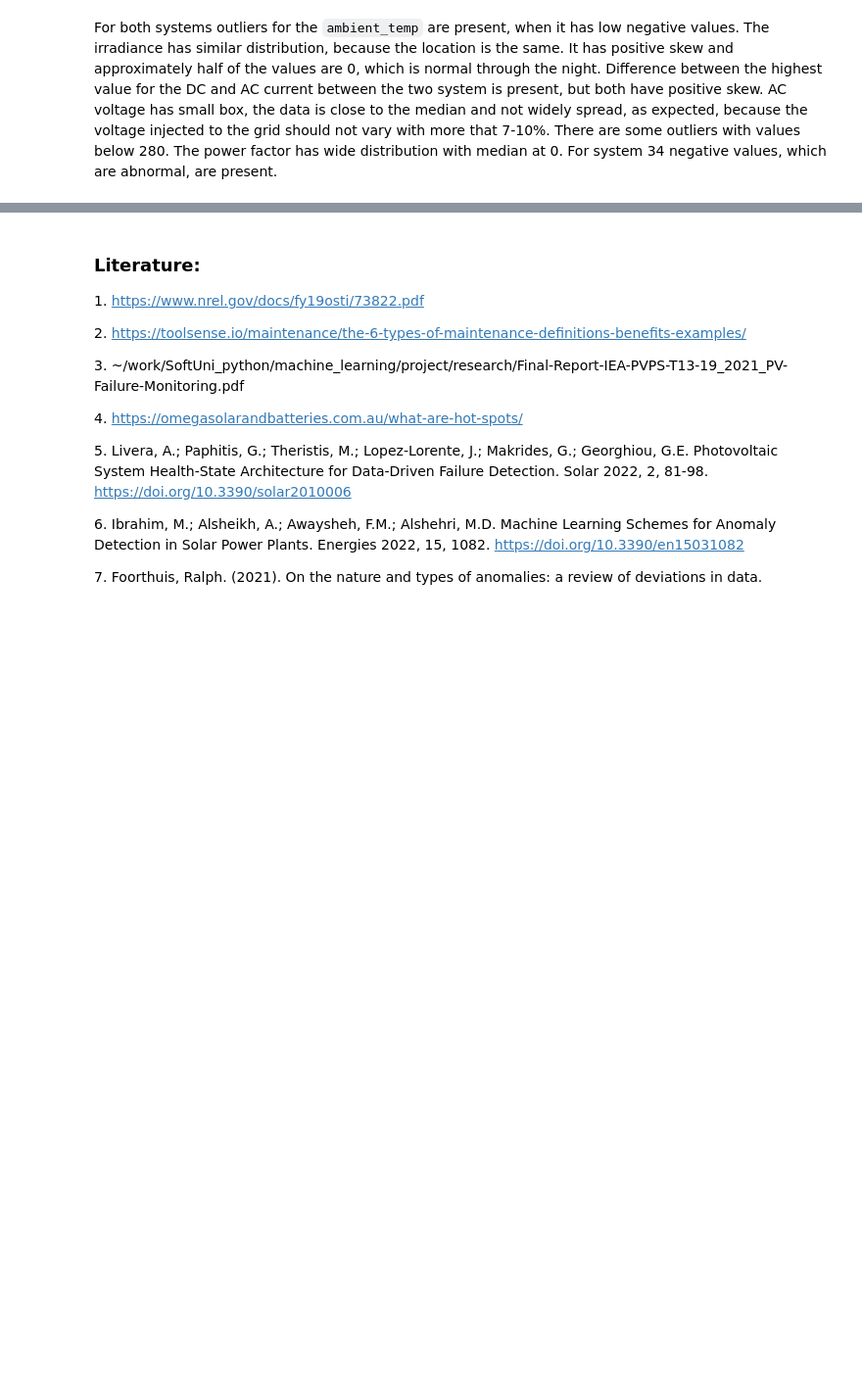
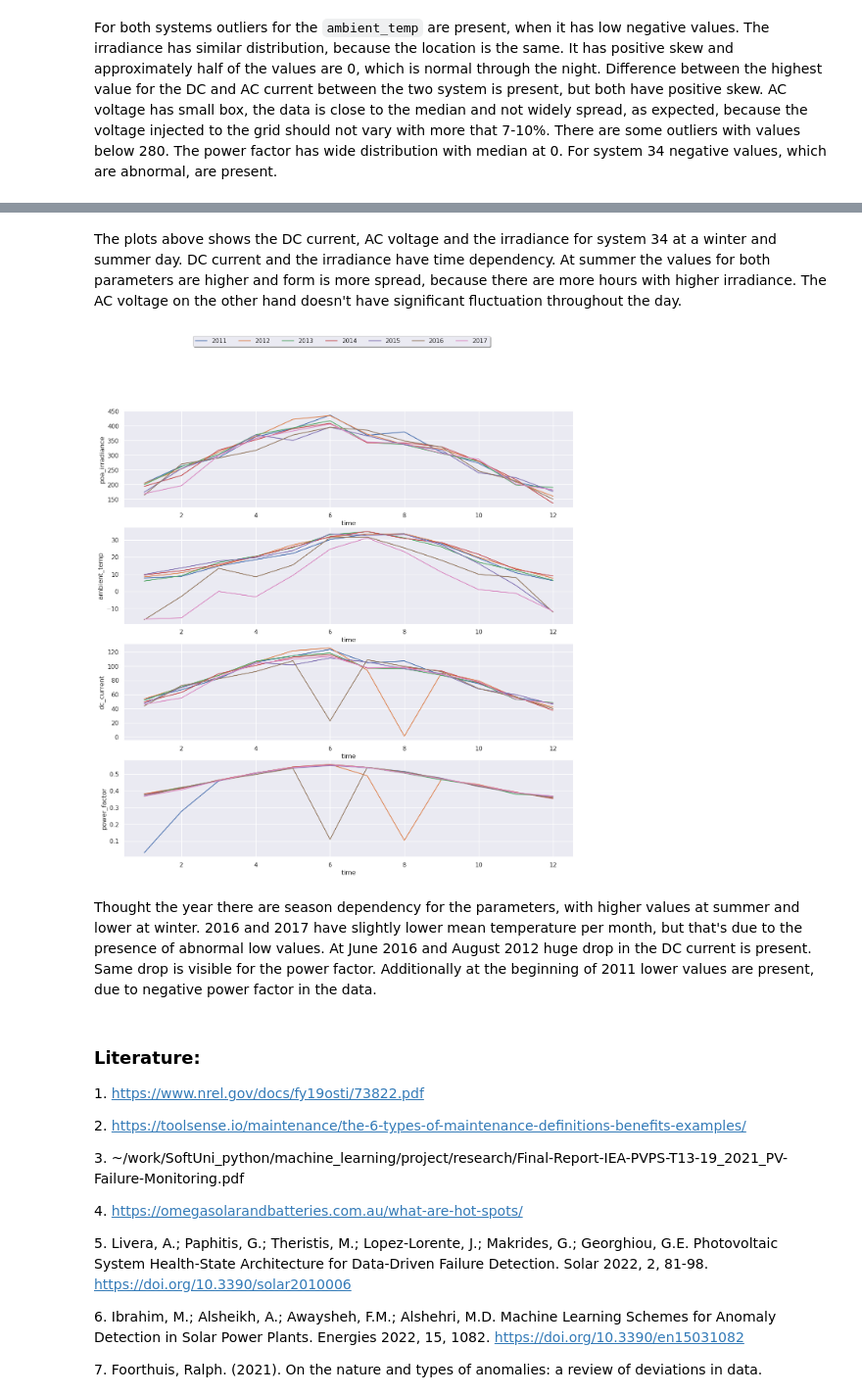
Before and after one commit to Ivelina-Z/Anomaly-detection-in-PV-system, a Jupyter notebook: Anomaly_detection_PV_system.ipynb, the cells around one changed output, grey strips where cells are left out. Shown at 98% size. Saved outputs shown, nothing was run; the diff lists cells and outputs as text; code cells hidden in the pictures; blank space fills up the shorter version.

```diff
--- a/Anomaly_detection_PV_system.ipynb
+++ b/Anomaly_detection_PV_system.ipynb
@@ -264,3 +277,19 @@ For both systems outliers for the `ambient_temp` are present, when it has low ne
+# %% [markdown]
+The plots above shows the DC current, AC voltage and the irradiance for system 34 at a winter and summer day. DC current and the irradiance have time dependency. At summer the values for both parameters are higher and form is more spread, because there are more hours with higher irradiance. The AC voltage on the other hand doesn't have significant fluctuation throughout the day.
+# %%
+fig, (ax1, ax2, ax3, ax4) = plt.subplots(4, 1)
+fig.set_figheight(15)
+cf.plot_year(system_34_data, list(range(2011, 2018)), 'poa_irradiance', ax=ax1)
+cf.plot_year(system_34_data, list(range(2011, 2018)), 'ambient_temp', ax=ax2)
+cf.plot_year(system_34_data, list(range(2011, 2018)), 'dc_current', ax=ax3)
+cf.plot_year(system_34_data, list(range(2011, 2018)), 'power_factor', ax=ax4)
+fig.legend(list(range(2011, 2018)), bbox_to_anchor=(0, 1, 1, 0), loc='center',
+            fancybox=True, shadow=True, ncol=7)
+plt.show()
+# %% [output]
+[figure, added]
+# %% [markdown]
+Thought the year there are season dependency for the parameters, with higher values at summer and lower at winter. 2016 and 2017 have slightly lower mean temperature per month, but that's due to the presence of abnormal low values. At June 2016 and August 2012 huge drop in the DC current is present. Same drop is visible for the power factor. Additionally at the beginning of 2011 lower values are present, due to negative power factor in the data.
 # %% [markdown]
 ### Literature:
 <a id=1></a> 1. https://www.nrel.gov/docs/fy19osti/73822.pdf
```
Also changed, not shown: parts of 2 cells of this notebook.
